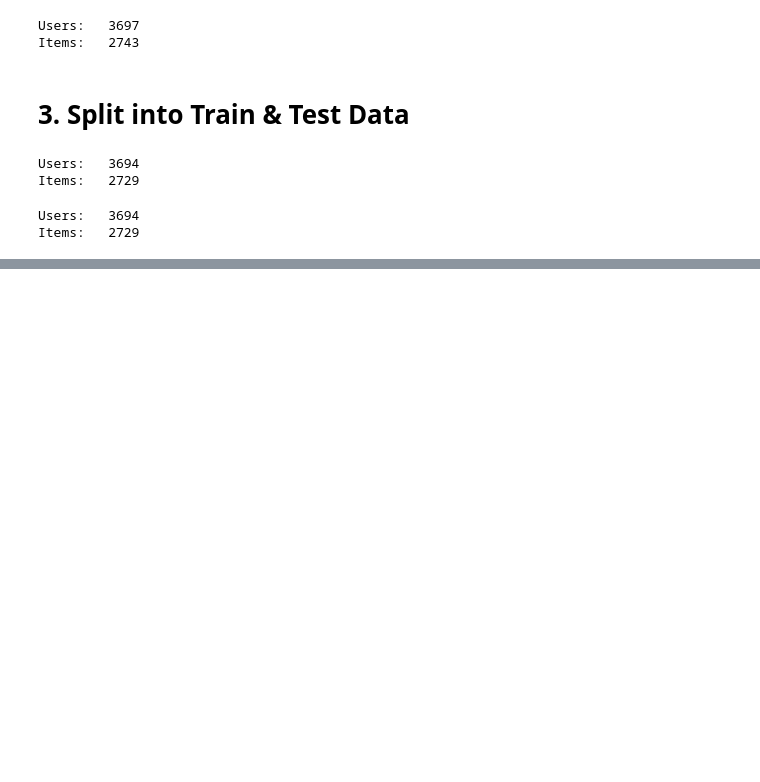
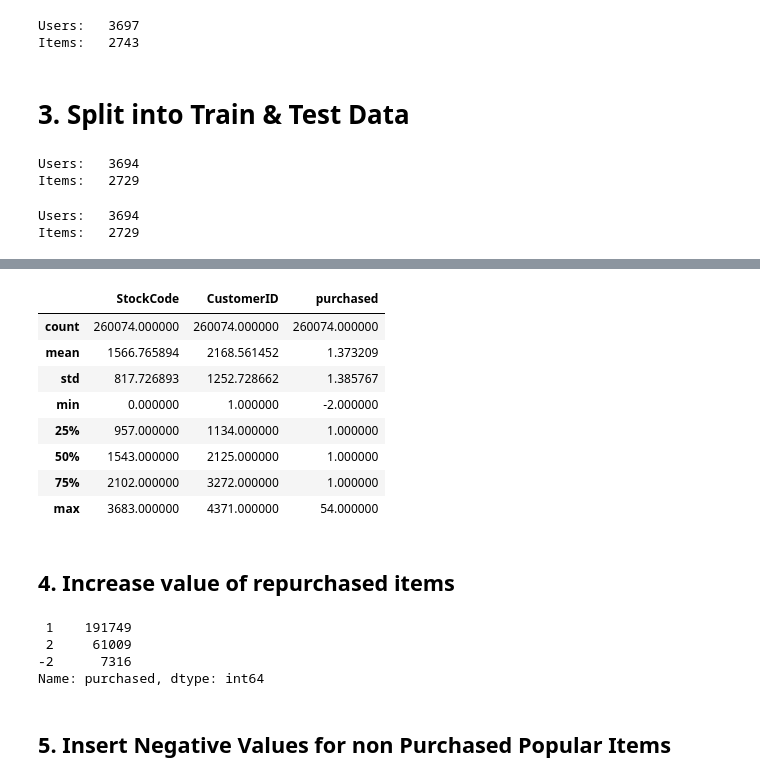
Before and after one commit to uadR1/Master-Thesis-Building-and-Evaluating-Candidate-Generation-Models-with-Neural-Networks, a Jupyter notebook: 02_Data_Preparation/01_OnlineRetail_Preparation.ipynb, the cells around one changed output, grey strips where cells are left out. Saved outputs shown, nothing was run; the diff lists cells and outputs as text; code cells hidden in the pictures; blank space fills up the shorter version.

```diff
--- a/02_Data_Preparation/01_OnlineRetail_Preparation.ipynb
+++ b/02_Data_Preparation/01_OnlineRetail_Preparation.ipynb
@@ -105,0 +202,24 @@ test.to_csv('../00_Data/online_retail_test.csv')
+# %%
+# Perform the anti join by merging on 'StockCode' and 'CustomerID' using a 'left' join and adding an '_merge' indicator column
+merged_df = df.merge(df_cancelled, on=['StockCode', 'CustomerID'], how='left', indicator=True)
+
+# Keep only the rows where the '_merge' indicator is 'left_only', meaning they only exist in the 'df' dataframe
+filtered_df = merged_df[merged_df['_merge'] == 'left_only']
+
+# Drop the '_merge' column and any additional columns from 'df_cancelled' that might have been added during the merge
+filtered_df = filtered_df.drop(columns=['_merge'])
+
+# Reset the index if needed
+filtered_df.reset_index(drop=True, inplace=True)
+# %%
+# Group by InvoiceNo and calculate the number of appearances and the product of Quantity and UnitPrice
+df_purchased = filtered_df.groupby(['StockCode', 'CustomerID']).agg({'CustomerID': 'count'})
+
+# Rename the columns
+df_purchased.columns = ['purchased']
+
+# Reset the index
+df_purchased.reset_index(inplace=True)
+
+# Sanity Check with Describe
+df_purchased.head()
@@ -105,0 +233,9 @@ test.to_csv('../00_Data/online_retail_test.csv')
+# %%
+# Concatenate Purched & Cancelled
+df_ratings = pd.concat([df_purchased, df_cancelled], ignore_index=True)
+
+# Check Shape
+print(df_ratings.shape)
+
+# First five Rews
+df_ratings.head()
@@ -105,0 +250,28 @@ test.to_csv('../00_Data/online_retail_test.csv')
+# %%
+# Describe df_ratings
+df_ratings.describe()
+# %% [output]
+|  | StockCode | CustomerID | purchased |
+| count | 260074.000000 | 260074.000000 | 260074.000000 |
+| mean | 1566.765894 | 2168.561452 | 1.373209 |
+| std | 817.726893 | 1252.728662 | 1.385767 |
+| min | 0.000000 | 1.000000 | -2.000000 |
+| 25% | 957.000000 | 1134.000000 | 1.000000 |
+| 50% | 1543.000000 | 2125.000000 | 1.000000 |
+| 75% | 2102.000000 | 3272.000000 | 1.000000 |
+| max | 3683.000000 | 4371.000000 | 54.000000 |
+# %% [markdown]
+## 4. Increase value of repurchased items
+# %%
+# Apply function with lambda for the condition: If x in purchased <=1 x, else 2
+df_ratings['purchased'] = df_ratings['purchased'].apply(lambda x: x if x <= 1 else 2)
+
+# Check
+df_ratings.purchased.value_counts()
+# %% [output]
+ 1    191749
+ 2     61009
+-2      7316
+Name: purchased, dtype: int64
+# %% [markdown]
+## 5. Insert Negative Values for non Purchased Popular Items
```
Also changed, not shown: parts of 23 cells of this notebook, 2 other files.
